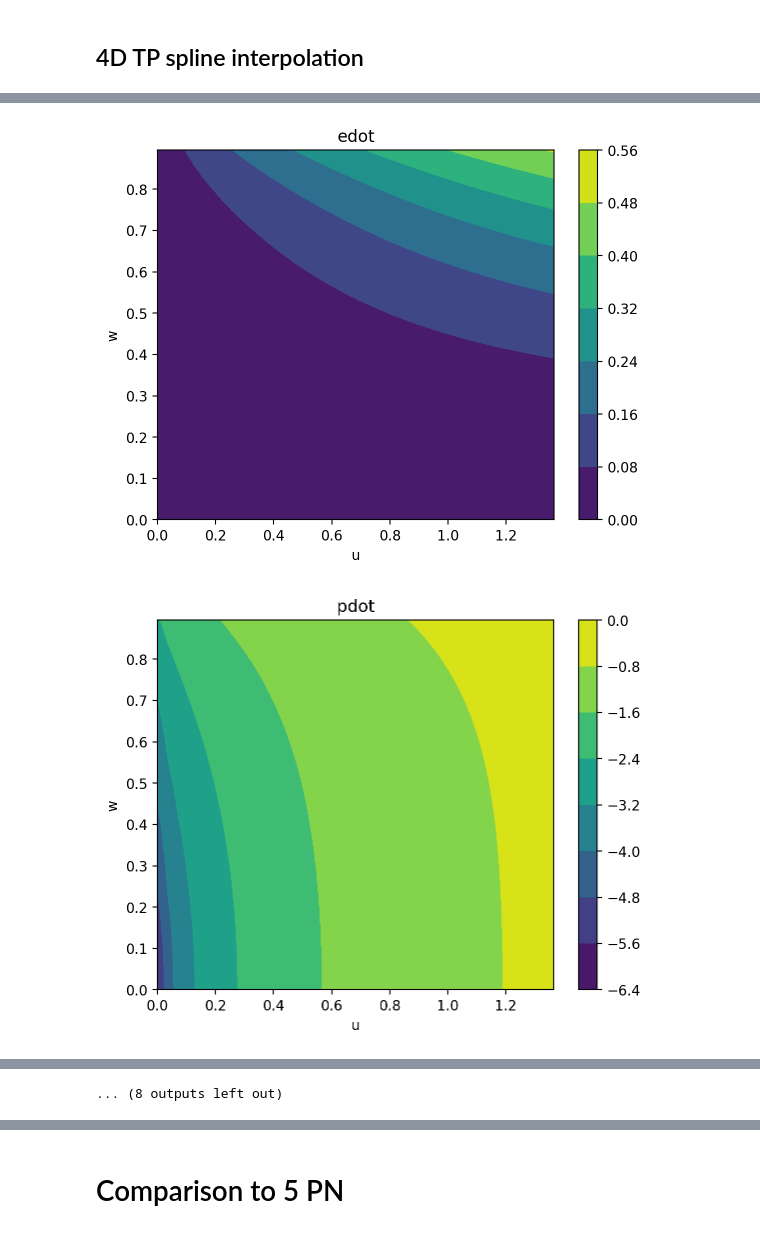
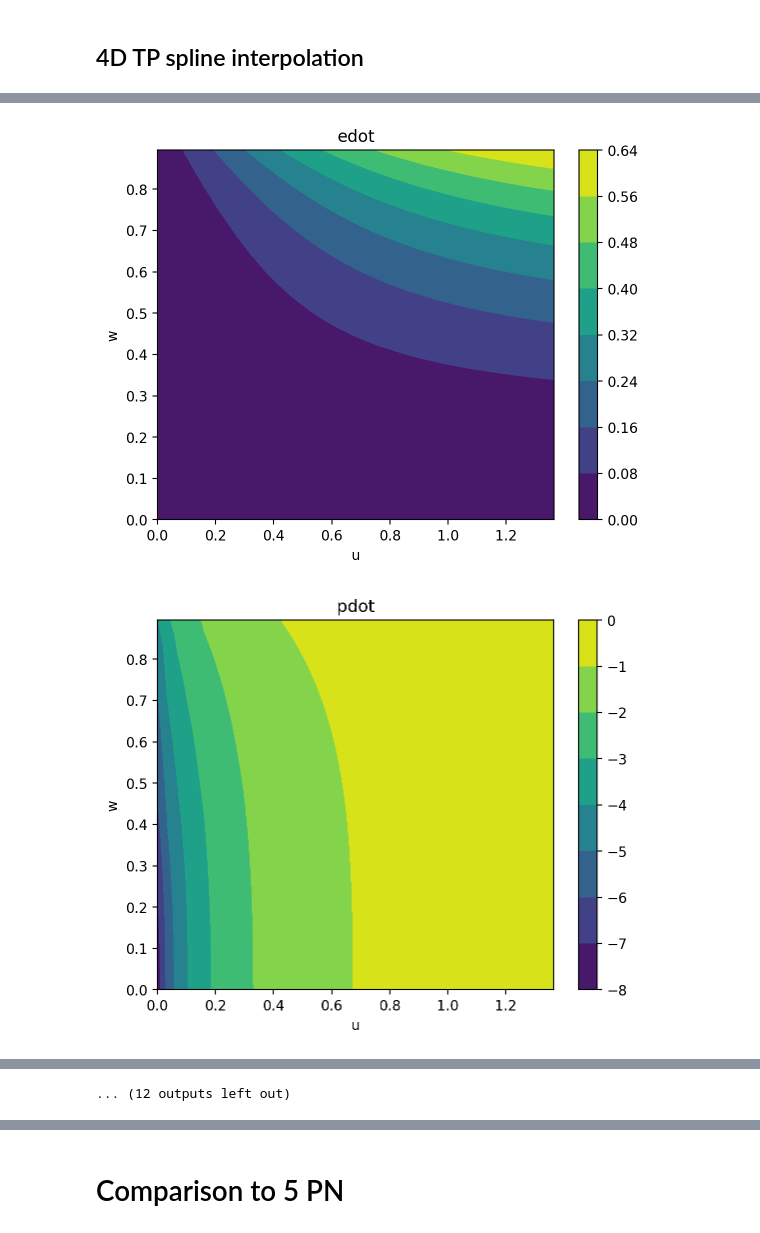
Before and after one commit to verasha/FEWNEW, a Jupyter notebook: Tutorial_interpolation.ipynb, the cells around one changed output, grey strips where cells are left out. Cells and saved outputs as stored; diff of their text form; code cells hidden in the pictures.

```diff
--- a/Tutorial_interpolation.ipynb
+++ b/Tutorial_interpolation.ipynb
@@ -261,9 +262,11 @@ alpha = 4.0
 deltap = 0.05
 beta = alpha - deltap
 
-for aa in np.arange(0,10):
-    el = f'./data_for_lorenzo/fluxes/a0.{aa}0_xI1.000.flux'
-    imp = np.loadtxt(el)
+folder = 'data_for_lorenzo/fluxes/*'
+fluxfiles = [el for el in glob.glob(folder) if 'xI1' in el]
+
+for ff in fluxfiles:
+    imp = np.loadtxt(ff)
     a, p, e, xi, E, Lz, Q, pLSO, EdotInf_tot, EdotH_tot, LzdotInf_tot, LzdotH_tot, QdotInf_tot, QdotH_tot, pdotInf_tot, pdotH_tot, eccdotInf_tot, eccdotH_tot, xidotInf_tot, xidotH_tot = imp.T
     u = np.log((p-pLSO + beta)/alpha)
     w = np.sqrt(e)
@@ -273,25 +276,6 @@ for aa in np.arange(0,10):
     pdot.append(pdotInf_tot+pdotH_tot)
     edot.append(eccdotInf_tot+eccdotH_tot)
     plso.append(pLSO )
-
-#     plt.figure()
-#     plt.plot(u[sortind])
-#     plt.show()
-#     plt.figure()
-#     plt.plot(w[sortind])
-#     plt.show()
-
-#     plt.figure()
-#     plt.tricontourf(u,w, np.abs(pdotInf_tot+pdotH_tot)/pdotpn(p,e) )
-#     plt.colorbar()
-#     plt.xlabel('p')
-#     plt.ylabel('e')
-#     plt.show()
-
-#     plt.figure()
-#     plt.title('pdot')
-#     plt.plot(u, np.abs(pdotInf_tot+pdotH_tot)/ pdotpn(a, p, e, pLSO) )
-#     plt.show()
 
     plt.figure()
     plt.title('edot')
@@ -309,29 +293,4 @@ for aa in np.arange(0,10):
     plt.xlabel('u')
     plt.ylabel('w')
     plt.show()
-
-# el = f'few/files/a0.95_xI1.000.flux'
-# imp = np.loadtxt(el)
-# a, p, e, xi, E, Lz, Q, pLSO, EdotInf_tot, EdotH_tot, LzdotInf_tot, LzdotH_tot, QdotInf_tot, QdotH_tot, pdotInf_tot, pdotH_tot, eccdotInf_tot, eccdotH_tot, xidotInf_tot, xidotH_tot = imp.T
-# u = np.log((p-pLSO + beta)/alpha)
-# w = e*e
-# a_tot.append(a)
-# u_tot.append(u)
-# w_tot.append(w)
-# pdot.append(pdotInf_tot+pdotH_tot)
-# edot.append(eccdotInf_tot+eccdotH_tot)
-# print(u.min(), u.max())
-# print(w.min(), w.max())
-
-#
-# el = f'few/files/a0.99_xI1.000.flux'
-# imp = np.loadtxt(el)
-# a, p, e, xi, E, Lz, Q, pLSO, EdotInf_tot, EdotH_tot, LzdotInf_tot, LzdotH_tot, QdotInf_tot, QdotH_tot, pdotInf_tot, pdotH_tot, eccdotInf_tot, eccdotH_tot, xidotInf_tot, xidotH_tot = imp.T
-# u = np.log((p-pLSO + beta)/alpha)
-# w = e*e
-# a_tot.append(a)
-# u_tot.append(u)
-# w_tot.append(w)
-# pdot.append(pdotInf_tot+pdotH_tot)
-# edot.append(eccdotInf_tot+eccdotH_tot)
 # %% [output]
@@ -346,2 +305,2 @@ for aa in np.arange(0,10):
-[figure, old version]
+[figure, new version]
-[figure, old version]
+[figure, new version]
@@ -350,4 +309,4 @@ for aa in np.arange(0,10):
-... (8 outputs left out)
+... (12 outputs left out)
 # %%
 flat_a = np.round(np.asarray(a_tot).flatten(),decimals=5)
 flat_u = np.round(np.asarray(u_tot).flatten(),decimals=5)
```
Also changed, not shown: parts of 12 cells of this notebook, 6 other files.
